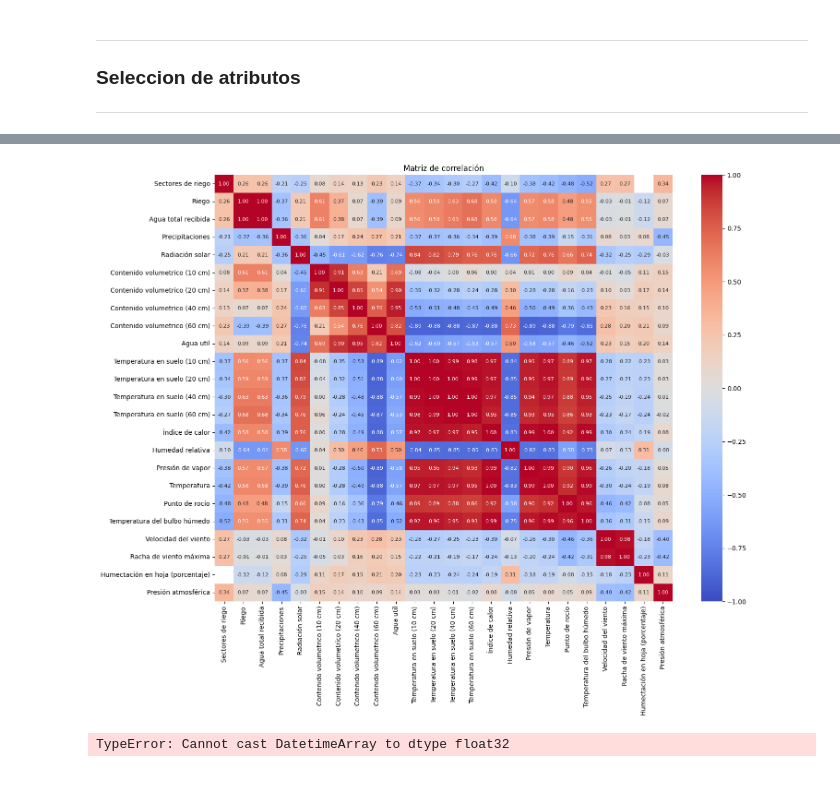
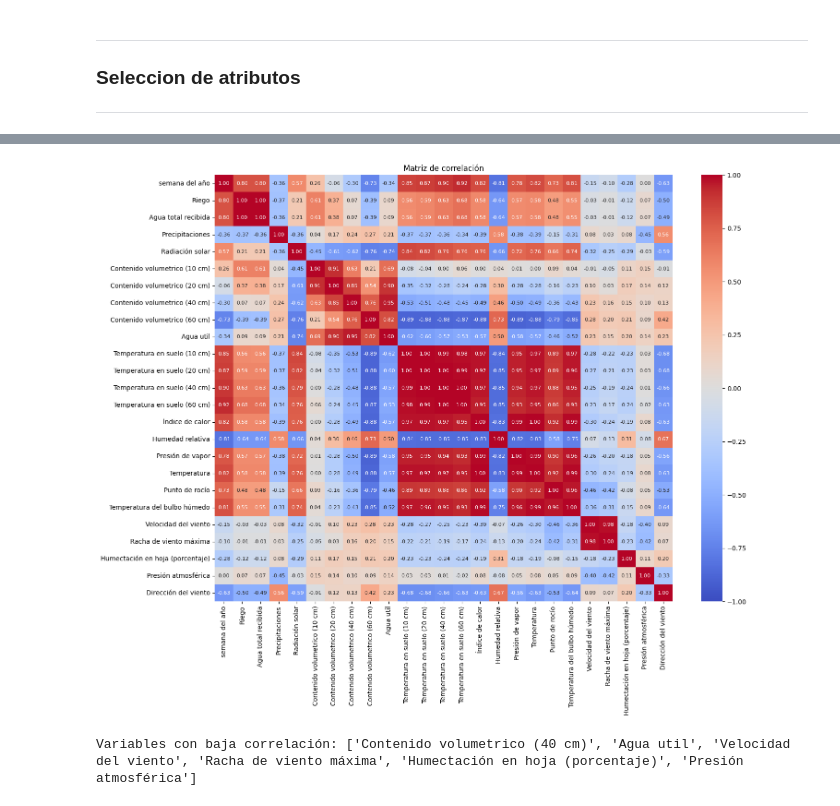
Before and after one commit to rodrigocastroviejo/Optimizacion-de-Riego-Deficitario-Controlado-en-cultivos-Le-osos-Mediante-Machine-Learning, a Jupyter notebook: model/EDA.ipynb, the cells around one changed output, grey strips where cells are left out. Drawn from its saved outputs; the diff is of its cells as text; code cells hidden in the pictures.

```diff
--- a/model/EDA.ipynb
+++ b/model/EDA.ipynb
@@ -133,9 +119,17 @@ estado = [
     'Temperatura en suelo (40 cm)', 'Temperatura en suelo (60 cm)',
     'Índice de calor', 'Humedad relativa', 'Presión de vapor',
     'Temperatura', 'Punto de rocío', 'Temperatura del bulbo húmedo',
-    'Velocidad del viento', 'Racha de viento máxima',
+    'Velocidad del viento', 'Dirección del viento', 'Racha de viento máxima',
     'Humectación en hoja (porcentaje)', 'Presión atmosférica'
 ]
+
+# Para dirección del viento necesitamos un tratamiento especial (promedio circular)
+def mean_angle(angles):
+    """Calcula el promedio angular en grados"""
+    import math
+    sin_sum = sum(math.sin(math.radians(a)) for a in angles)
+    cos_sum = sum(math.cos(math.radians(a)) for a in angles)
+    return math.degrees(math.atan2(sin_sum, cos_sum)) % 360
 
 # Creamos una columna de año-semana para agrupar
 df_combinado['year_week'] = df_combinado.index.strftime('%Y-%U')
@@ -147,6 +141,9 @@ df_semanal = df_combinado.groupby('year_week').agg({
 
     # Variables de estado: mediana (robusta a outliers)
     **{col: 'median' for col in estado if col != 'Dirección del viento'},
+
+    # Dirección del viento: promedio circular
+    'Dirección del viento': lambda x: mean_angle(x.dropna()),
 
     # Hora: podemos quedarnos con la hora más frecuente o dejarla como conteo
     'hour': lambda x: x.mode()[0] if len(x.mode()) > 0 else None
@@ -198,7 +195,6 @@ with pd.option_context('display.max_rows', None, 'display.max_columns', None):
 df_semanal_con_riego = df_semanal.copy()
 
 # Inicializar nuevas columnas
-df_semanal_con_riego['Sectores de riego'] = np.nan
 df_semanal_con_riego['Riego'] = 0.0
 df_semanal_con_riego['Agua total recibida'] = df_semanal_con_riego['Precipitaciones']
 
@@ -217,7 +213,6 @@ for _, riego in df_riego.iterrows():
     fin = riego['Fin']
     agua_total = riego['Agua m³']
     duracion_horas = riego['Duración'].total_seconds() / 3600;
-    sectores = riego['Sectores de Riego']
 
     # Calcular agua por hora
     agua_por_hora = agua_total / duracion_horas
@@ -232,7 +227,6 @@ for _, riego in df_riego.iterrows():
     if semana_inicio == semana_fin:
         # Riego completo dentro de una semana
         df_semanal_con_riego.at[semana_inicio, 'Riego'] += agua_total
-        df_semanal_con_riego.at[semana_inicio, 'Sectores de riego'] = sectores
     else:
         # Riego cruza límite semanal - dividir proporcionalmente
         fin_semana = df_semanal_con_riego.loc[semana_inicio, 'fecha_inicio_semana'] + pd.Timedelta(days=7)
@@ -243,25 +237,21 @@ for _, riego in df_riego.iterrows():
         df_semanal_con_riego.at[semana_inicio, 'Riego'] += agua_por_hora * horas_en_semana_inicio
         df_semanal_con_riego.at[semana_fin, 'Riego'] += agua_por_hora * horas_en_semana_fin
 
-        # Asignar sectores (prioridad a la semana con más horas)
-        if horas_en_semana_inicio >= horas_en_semana_fin:
-            df_semanal_con_riego.at[semana_inicio, 'Sectores de riego'] = sectores
-        else:
-            df_semanal_con_riego.at[semana_fin, 'Sectores de riego'] = sectores
-
 # Hacemos la media ya que hasta hora, hemos calculad el acumulativo de riego de los dos sectores(sector 1 y 3)
 df_semanal_con_riego['Riego'] = df_semanal_con_riego['Riego'] / 2
+# No contemplamos los sectores de riego debido a esta media, ya que la informacion sería irrelevante ya que no se ve reflejada en los datos
 
 # Calcular agua total recibida (precipitaciones + riego)
 df_semanal_con_riego['Agua total recibida'] = df_semanal_con_riego['Precipitaciones'] + df_semanal_con_riego['Riego']
 
-# Convertir sectores de riego a entero (manteniendo NaN donde no hay datos)
-df_semanal_con_riego['Sectores de riego'] = df_semanal_con_riego['Sectores de riego'].astype('Int64')
-
 # Reordenar columnas para mejor visualización
-column_order = ['fecha_inicio_semana', 'Sectores de riego', 'Riego', 'Agua total recibida'] + \
+column_order = ['fecha_inicio_semana', 'Riego', 'Agua total recibida'] + \
                [col for col in df_semanal.columns if col not in ['fecha_inicio_semana']]
 df_semanal_con_riego = df_semanal_con_riego[column_order]
+
+# Convertir fecha de inicio semana a el numero de semana del año (más facil de tratar que una fecha)
+df_semanal_con_riego['fecha_inicio_semana'] = df_semanal_con_riego['fecha_inicio_semana'].dt.isocalendar().week
+df_semanal_con_riego = df_semanal_con_riego.rename(columns={'fecha_inicio_semana': 'semana del año'})
 
 
 with pd.option_context('display.max_rows', None, 'display.max_columns', None):
@@ -363,6 +361,6 @@ plt.title('Matriz de correlación')
 plt.show()
 
 # Variables con correlación absoluta < 0.2 con el riego
-low_corr_vars = correlation_matrix['Riego'][abs(correlation_matrix['Riego']) < 0.2].index.tolist()
+low_corr_vars = corr_matrix['Riego'][abs(corr_matrix['Riego']) < 0.2].index.tolist()
 print("Variables con baja correlación:", low_corr_vars)
 # %% [output]
@@ -386,26 +384,2 @@ Presión atmosférica                        0.342066  0.072750             0.06
-[figure, old version]
+[figure, new version]
+Variables con baja correlación: ['Contenido volumetrico (40 cm)', 'Agua util', 'Velocidad del viento', 'Racha de viento máxima', 'Humectación en hoja (porcentaje)', 'Presión atmosférica']
-# %%
-X = df_semanal_con_riego.drop(columns=['Riego'])
-y = df_semanal_con_riego['Riego']
-
-# Calcular importancia de features con Random Forest
-from sklearn.ensemble import RandomForestRegressor
-
-model = RandomForestRegressor()
-model.fit(X, y)
-
-
-
-# Obtener las 3-5 variables más importantes (ARIMA)
-top_features = X.columns[np.argsort(model.feature_importances_)[-5:]]
-print(top_features)
-
-# Obtener las 5-10 variables más importantes (Prophet)
-top_features = X.columns[np.argsort(model.feature_importances_)[-10:]]
-print(top_features)
-
-# Obtener las 10-15 variables más importantes (LSTM)
-top_features = X.columns[np.argsort(model.feature_importances_)[-15:]]
-print(top_features)
-# %% [output]
-TypeError: Cannot cast DatetimeArray to dtype float32
```
Also changed, not shown: parts of 12 cells of this notebook.
